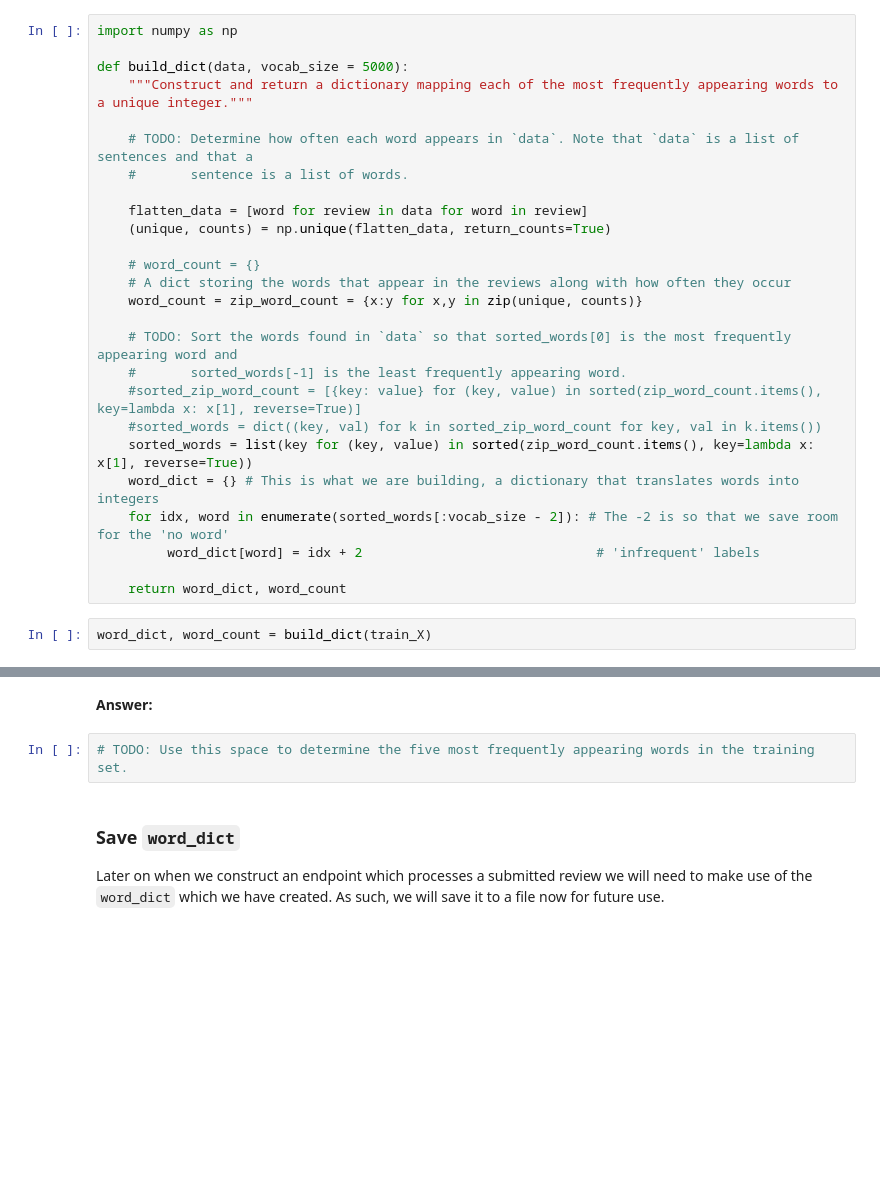
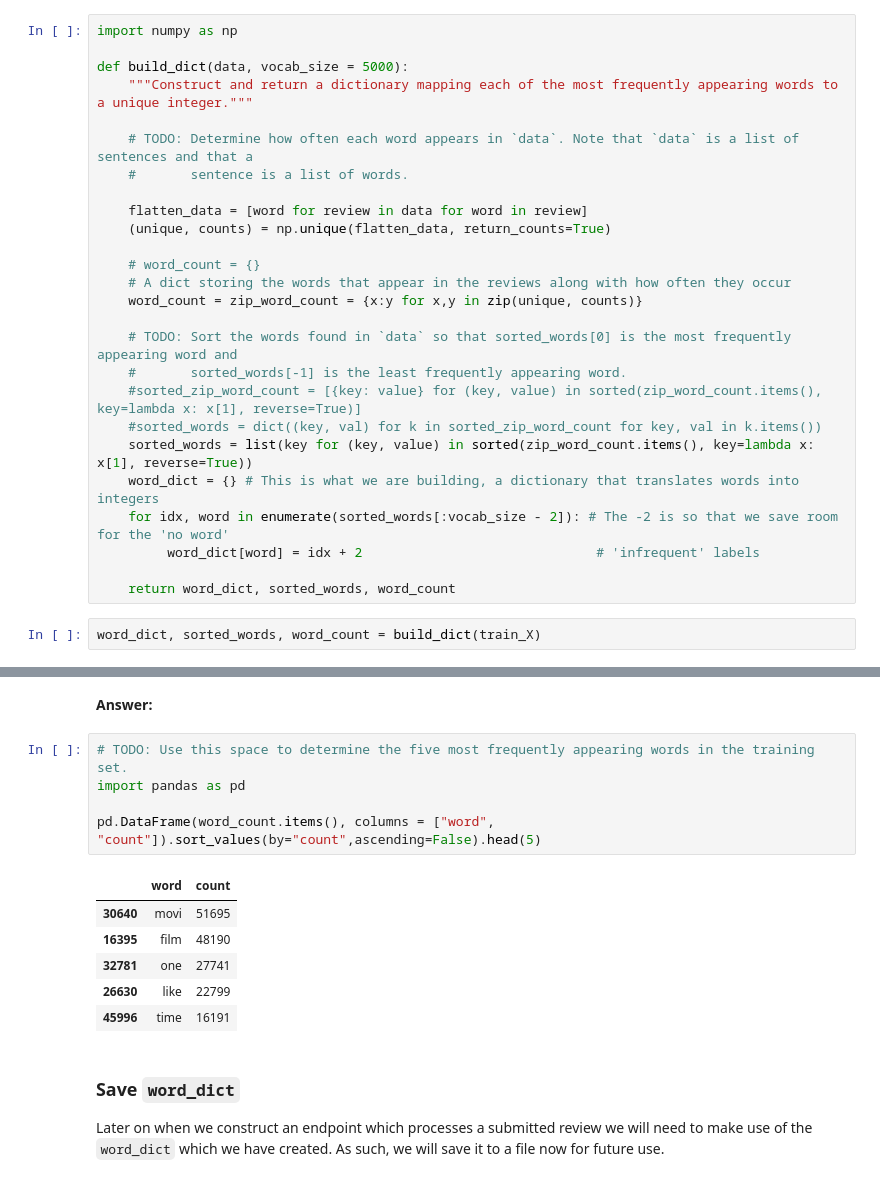
Before and after one commit to adelmofilho/UdacitySentimentAnalysis, a Jupyter notebook: SageMaker Project.ipynb, the cells around one changed output, grey strips where cells are left out. Cells and saved outputs as stored; diff of their text form; blank space fills up the shorter version.

```diff
--- a/SageMaker Project.ipynb
+++ b/SageMaker Project.ipynb
@@ -263,15 +240,25 @@ def build_dict(data, vocab_size = 5000):
     for idx, word in enumerate(sorted_words[:vocab_size - 2]): # The -2 is so that we save room for the 'no word'
          word_dict[word] = idx + 2                              # 'infrequent' labels
 
-    return word_dict, word_count
+    return word_dict, sorted_words, word_count
 # %%
-word_dict, word_count = build_dict(train_X)
+word_dict, sorted_words, word_count = build_dict(train_X)
 # %% [markdown]
 **Question:** What are the five most frequently appearing (tokenized) words in the training set? Does it makes sense that these words appear frequently in the training set?
 # %% [markdown]
 **Answer:**
 # %%
 # TODO: Use this space to determine the five most frequently appearing words in the training set.
+import pandas as pd
+
+pd.DataFrame(word_count.items(), columns = ["word", "count"]).sort_values(by="count",ascending=False).head(5)
+# %% [output]
+|  | word | count |
+| 30640 | movi | 51695 |
+| 16395 | film | 48190 |
+| 32781 | one | 27741 |
+| 26630 | like | 22799 |
+| 45996 | time | 16191 |
 # %% [markdown]
 ### Save `word_dict`
 
```
Also changed, not shown: parts of 31 cells of this notebook, 3 other files.
